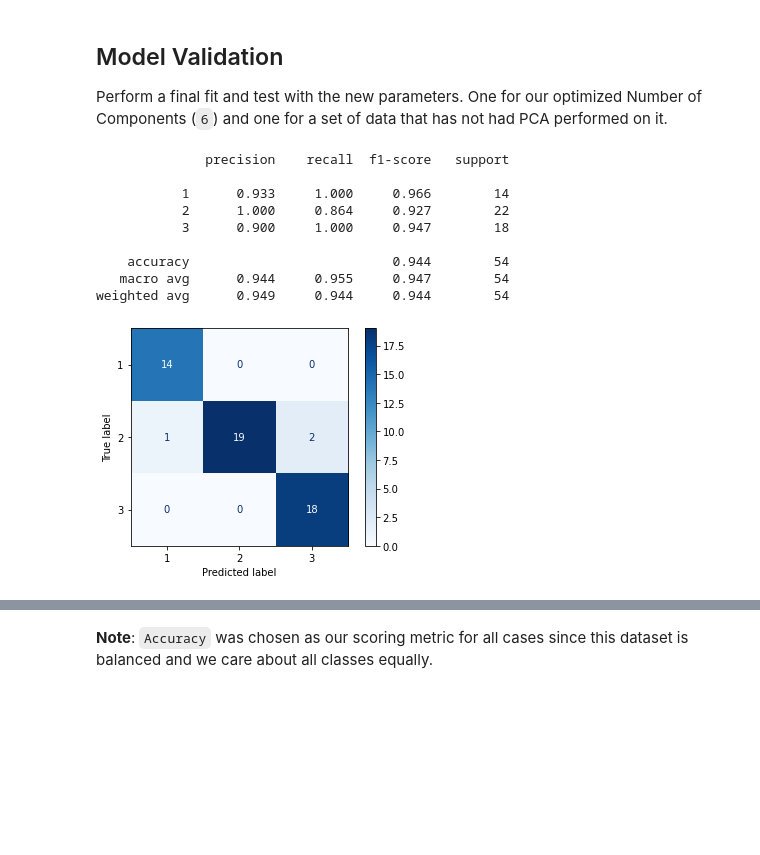
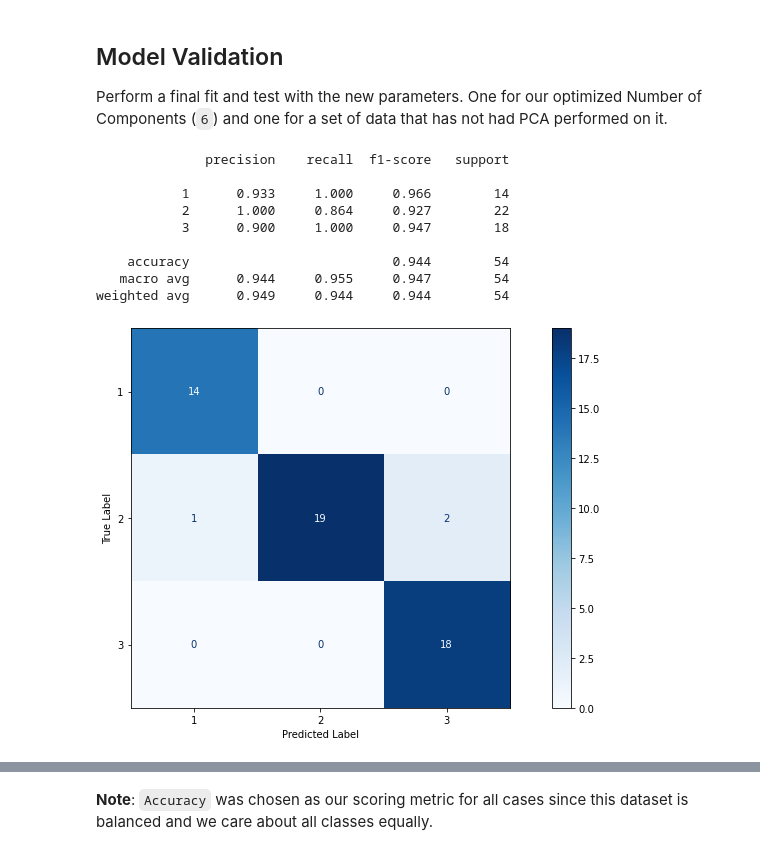
Before and after one commit to broepke/PCA, a Jupyter notebook: PCA.ipynb, the cells around one changed output, grey strips where cells are left out. Drawn from its saved outputs; the diff is of its cells as text; code cells hidden in the pictures; blank space fills up the shorter version.

```diff
--- a/PCA.ipynb
+++ b/PCA.ipynb
@@ -315,7 +312,7 @@ Best parameters: {'clf__C': 1.0, 'clf__solver': 'liblinear', 'features__pca__n_c
 
 Perform a final fit and test with the new parameters.  One for our optimized Number of Components (`6`) and one for a set of data that has not had PCA performed on it.
 # %%
-def fit_and_print(pipeline):
+def fit_and_print(pipeline, name):
 
     pipeline.fit(X_train, y_train)
     y_pred = pipeline.predict(X_test)
@@ -326,22 +323,27 @@ def fit_and_print(pipeline):
                                             y_pred,
                                             cmap=plt.cm.Blues)
 
-    cm = metrics.confusion_matrix(y_test, y_pred, labels=[1,2,3])
+    plt.tight_layout()
+    plt.ylabel('True Label')
+    plt.xlabel('Predicted Label')
+    plt.tight_layout()
+    plt.savefig(name + '.png', dpi=300)
+    plt.show;
 # %%
 clf = LogisticRegression(C=1, solver='liblinear', random_state=41)
 pipeline = create_pipe(clf, do_pca=True, n=6)
-fit_and_print(pipeline)
+fit_and_print(pipeline, 'pcavisualize_3')
 # %% [output]
               precision    recall  f1-score   support
 
            1      0.933     1.000     0.966        14
            2      1.000     0.864     0.927        22
            3      0.900     1.000     0.947        18
 
     accuracy                          0.944        54
    macro avg      0.944     0.955     0.947        54
 weighted avg      0.949     0.944     0.944        54
-[figure, old version]
+[figure, new version]
 # %%
 clf = LogisticRegression(C=1, solver='liblinear', random_state=41)
 pipeline = create_pipe(clf, do_pca=False)
```
Also changed, not shown: parts of 6 cells of this notebook, 5 other files.
